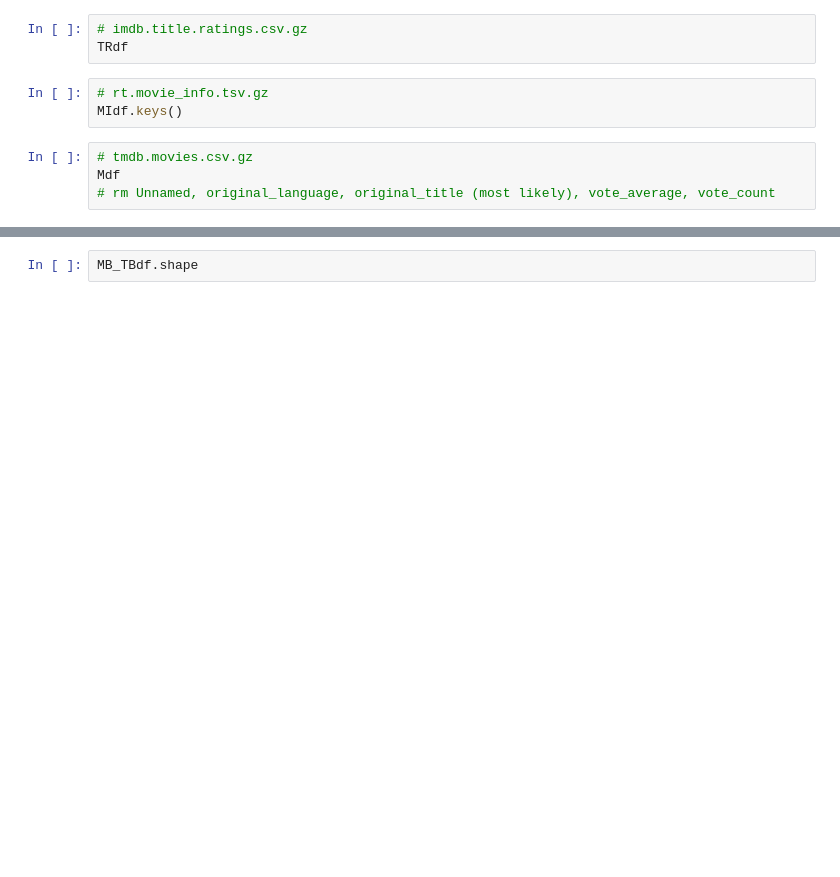
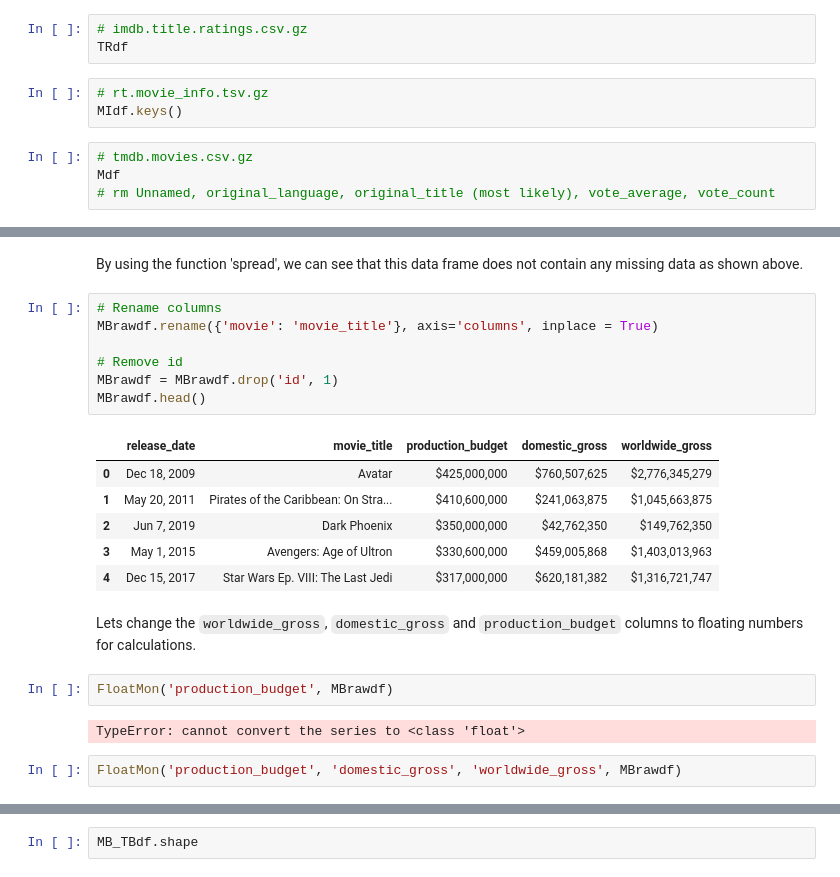
Before and after one commit to adstephens/dsc-phase-1-project-v2-3, a Jupyter notebook: student.ipynb, the cells around one changed output, grey strips where cells are left out. Cells and saved outputs as stored; diff of their text form; blank space fills up the shorter version.

```diff
--- a/student.ipynb
+++ b/student.ipynb
@@ -557,0 +649,24 @@ MBrawdf.columns
+# %% [markdown]
+By using the function 'spread', we can see that this data frame does not contain any missing data as shown above.
+# %%
+# Rename columns
+MBrawdf.rename({'movie': 'movie_title'}, axis='columns', inplace = True)
+
+# Remove id
+MBrawdf = MBrawdf.drop('id', 1)
+MBrawdf.head()
+# %% [output]
+|  | release_date | movie_title | production_budget | domestic_gross | worldwide_gross |
+| 0 | Dec 18, 2009 | Avatar | $425,000,000 | $760,507,625 | $2,776,345,279 |
+| 1 | May 20, 2011 | Pirates of the Caribbean: On Stra... | $410,600,000 | $241,063,875 | $1,045,663,875 |
+| 2 | Jun 7, 2019 | Dark Phoenix | $350,000,000 | $42,762,350 | $149,762,350 |
+| 3 | May 1, 2015 | Avengers: Age of Ultron | $330,600,000 | $459,005,868 | $1,403,013,963 |
+| 4 | Dec 15, 2017 | Star Wars Ep. VIII: The Last Jedi | $317,000,000 | $620,181,382 | $1,316,721,747 |
+# %% [markdown]
+Lets change the `worldwide_gross`, `domestic_gross` and `production_budget` columns to floating numbers for calculations.
+# %%
+FloatMon('production_budget', MBrawdf)
+# %% [output]
+TypeError: cannot convert the series to <class 'float'>
+# %%
+FloatMon('production_budget', 'domestic_gross', 'worldwide_gross', MBrawdf)
```
Also changed, not shown: parts of 107 cells of this notebook.
